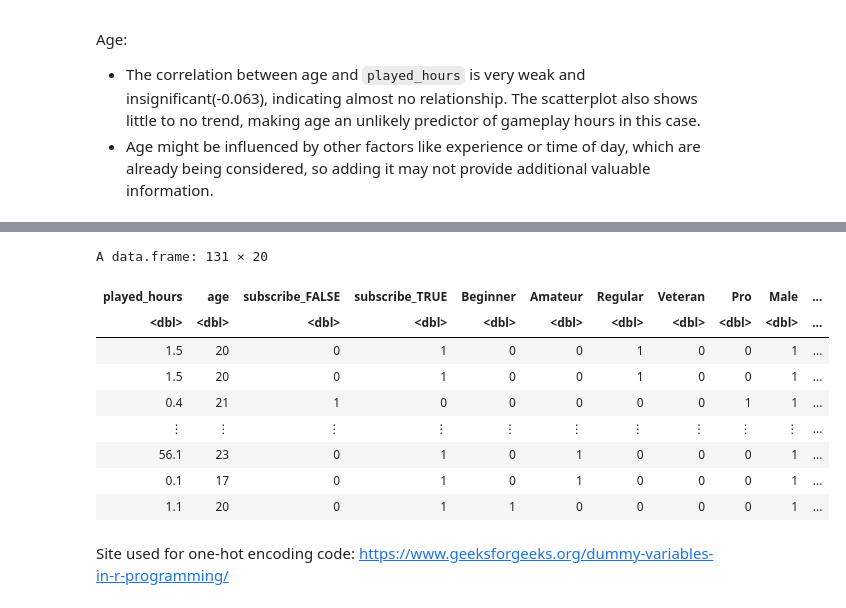
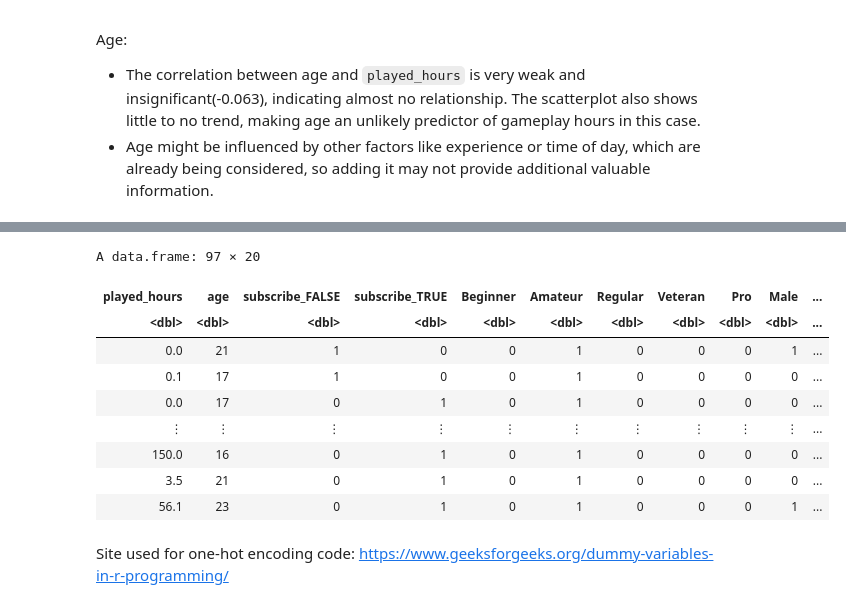
Before and after one commit to akdivinagracia/project-009-2, a Jupyter notebook: notebook.ipynb, the cells around one changed output, grey strips where cells are left out. Saved outputs shown, nothing was run; the diff lists cells and outputs as text; code cells hidden in the pictures.

Commit message:
Moved split so that our visulations are using training data + edited code to follow suit

```diff
--- a/notebook.ipynb
+++ b/notebook.ipynb
@@ -140,3 +140,10 @@ A data.frame: 131 × 6
 | 1 | Amateur | TRUE | 56.1 | Male | 23 |
 | 3 | Amateur | TRUE | 0.1 | Male | 17 |
 | 2 | Beginner | TRUE | 1.1 | Male | 20 |
+# %%
+# Creating training and testing split
+set.seed(123)
+split <- initial_split(combined, prop = 0.75, strata = played_hours)
+combined_training <- training(split)
+combined_testing <- testing(split)
+combined_training
@@ -190,38 +243,38 @@ Age:
 # %%
 # generate dummy variables in combined data set for kNN regression
-combined_one_hot <- combined |>
+combined_one_hot_training <- combined_training |>
     mutate(subscribe_FALSE = ifelse(subscribe == "FALSE", 1, 0)) |>
     mutate(subscribe_TRUE = ifelse(subscribe == "TRUE", 1, 0)) |>
     mutate(Beginner = ifelse(experience == "Beginner" , 1, 0)) |>
     mutate(Amateur = ifelse(experience == "Amateur", 1, 0)) |>
     mutate(Regular = ifelse(experience == "Regular" , 1, 0)) |>
     mutate(Veteran = ifelse(experience == "Veteran", 1, 0)) |>
     mutate(Pro = ifelse(experience == "Pro", 1, 0)) |>
     mutate(Male = ifelse(gender == "Male", 1, 0)) |>
     mutate(Female = ifelse(gender == "Female", 1, 0)) |>
     mutate(Non_binary = ifelse(gender == "Non-binary", 1, 0)) |>
     mutate(Prefer_not_to_say = ifelse(gender == "Prefer not to say", 1, 0)) |>
     mutate(Agender = ifelse(gender == "Agender", 1, 0)) |>
     mutate(Two_Spirited = ifelse(gender == "Two-Spirited", 1, 0)) |>
     mutate(Other = ifelse(gender == "Other", 1, 0)) |>
     mutate(mode_qtr_1 = ifelse(mode_qtr == "1", 1, 0)) |>
     mutate(mode_qtr_2 = ifelse(mode_qtr == "2", 1, 0)) |>
     mutate(mode_qtr_3 = ifelse(mode_qtr == "3", 1, 0)) |>
     mutate(mode_qtr_4 = ifelse(mode_qtr == "4", 1, 0)) |>
     select(-experience, -gender, -mode_qtr, -subscribe)
 
-combined_one_hot
+combined_one_hot_training
 # %% [output]
-A data.frame: 131 × 20
+A data.frame: 97 × 20
 | played_hours | age | subscribe_FALSE | subscribe_TRUE | Beginner | Amateur | Regular | Veteran | Pro | Male | ... |
 | <dbl> | <dbl> | <dbl> | <dbl> | <dbl> | <dbl> | <dbl> | <dbl> | <dbl> | <dbl> | ... |
-| 1.5 | 20 | 0 | 1 | 0 | 0 | 1 | 0 | 0 | 1 | ... |
-| 1.5 | 20 | 0 | 1 | 0 | 0 | 1 | 0 | 0 | 1 | ... |
-| 0.4 | 21 | 1 | 0 | 0 | 0 | 0 | 0 | 1 | 1 | ... |
+| 0.0 | 21 | 1 | 0 | 0 | 1 | 0 | 0 | 0 | 1 | ... |
+| 0.1 | 17 | 1 | 0 | 0 | 1 | 0 | 0 | 0 | 0 | ... |
+| 0.0 | 17 | 0 | 1 | 0 | 1 | 0 | 0 | 0 | 0 | ... |
 | ⋮ | ⋮ | ⋮ | ⋮ | ⋮ | ⋮ | ⋮ | ⋮ | ⋮ | ⋮ | ... |
+| 150.0 | 16 | 0 | 1 | 0 | 1 | 0 | 0 | 0 | 0 | ... |
+| 3.5 | 21 | 0 | 1 | 0 | 1 | 0 | 0 | 0 | 0 | ... |
 | 56.1 | 23 | 0 | 1 | 0 | 1 | 0 | 0 | 0 | 1 | ... |
-| 0.1 | 17 | 0 | 1 | 0 | 1 | 0 | 0 | 0 | 1 | ... |
-| 1.1 | 20 | 0 | 1 | 1 | 0 | 0 | 0 | 0 | 1 | ... |
 # %% [markdown]
 Site used for one-hot encoding code: https://www.geeksforgeeks.org/dummy-variables-in-r-programming/
 # %%
```
Also changed, not shown: parts of 7 cells of this notebook.
